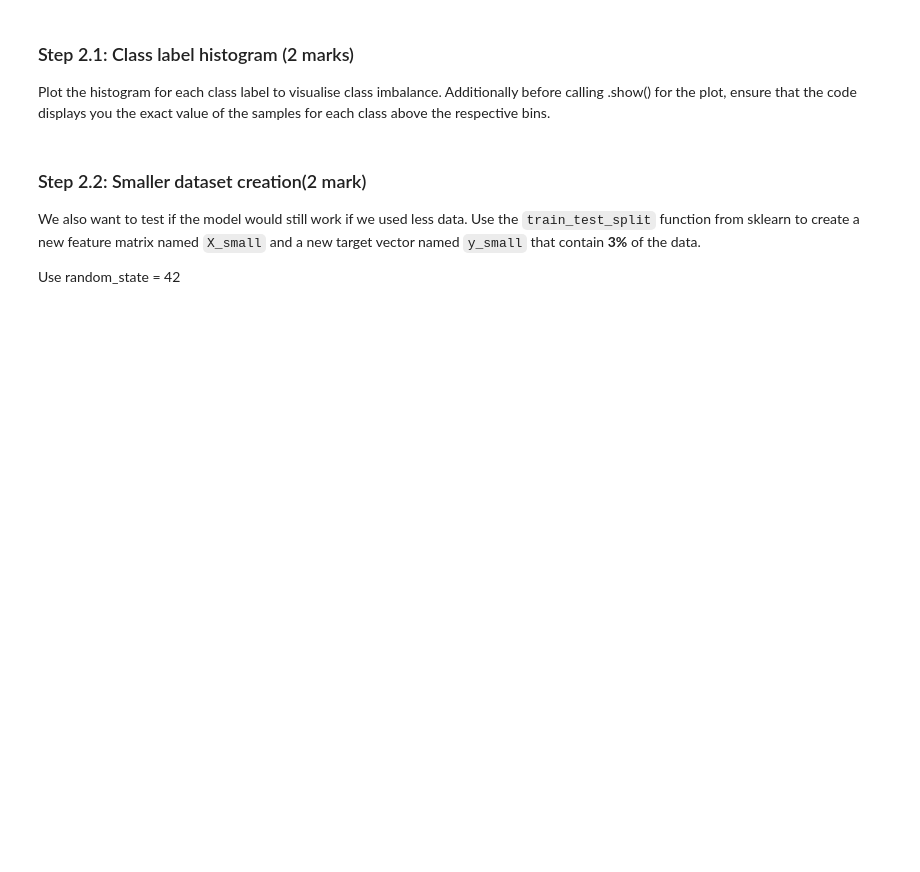
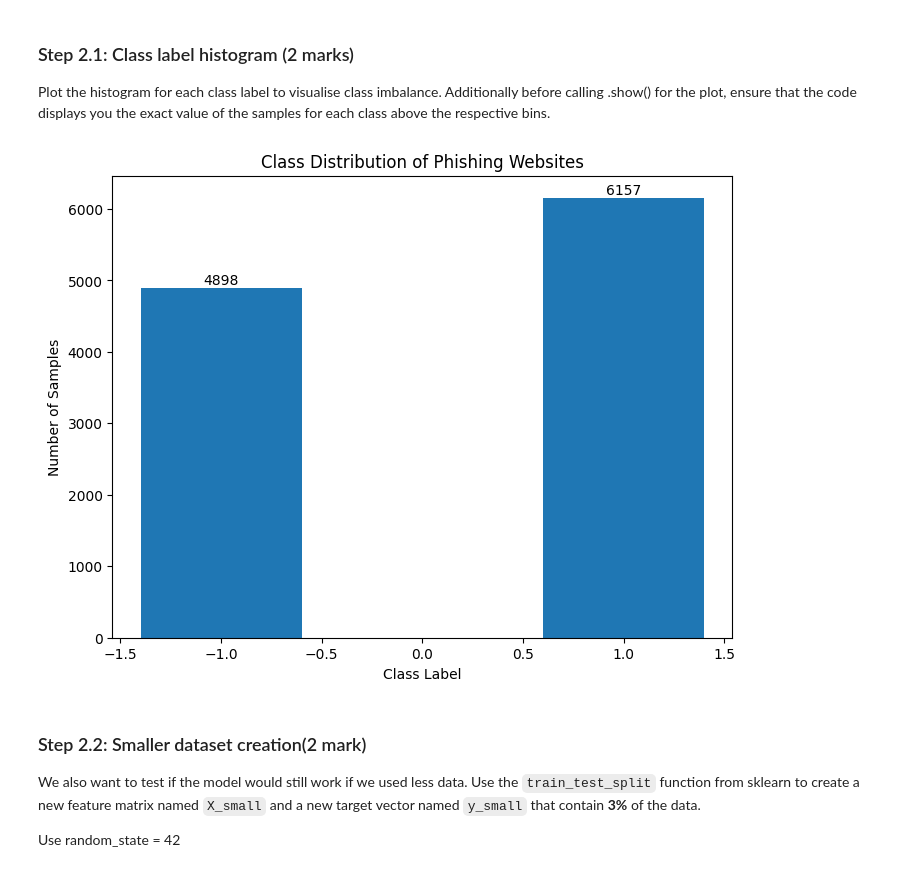
Before and after one commit to hnormanyo/engg680_2024_fall, a Jupyter notebook: Lab_Assignment3/Assignment3.ipynb, the cells around one changed output. Saved outputs shown, nothing was run; the diff lists cells and outputs as text; code cells hidden in the pictures; blank space fills up the shorter version.

```diff
--- a/Lab_Assignment3/Assignment3.ipynb
+++ b/Lab_Assignment3/Assignment3.ipynb
@@ -327,5 +482,10 @@ from ucimlrepo import fetch_ucirepo
 phishing_websites = fetch_ucirepo(id=327)
 
 # TO DO: data (as pandas dataframes) (1 mark)
+#Create a dataframe with the phishing_websites variable
+df = pd.DataFrame(data=phishing_websites.data.features, columns=phishing_websites.data.feature_names)
+df['target'] = phishing_websites.data.targets
 
 # TO DO: display sizes of X and y (1 mark)
+print("Shape of X (features):", df.drop('target', axis=1).shape)
+print("Shape of y (target):", df['target'].shape)
@@ -343,3 +515,26 @@ plt.show()
+# %%
+# TO DO: Check the class distribution of y (2 mark)
+# 'target' is the column with class labels in the dataframe so we will use that to get the distinct class labels
+class_counts = df['target'].value_counts()
+
+plt.figure(figsize=(8, 6))
+bars = plt.bar(class_counts.index, class_counts.values)
+plt.xlabel('Class Label')
+plt.ylabel('Number of Samples')
+plt.title('Class Distribution of Phishing Websites')
+
+
+
+# Display exact values for each bin in the histogram
+ # Add the exact value above each bar
+for bar in bars:
+  yval = bar.get_height()
+  plt.text(bar.get_x() + bar.get_width()/2, yval, int(yval), ha='center', va='bottom')
+
+
+plt.show()
+# %% [output]
+[figure, added]
 # %% [markdown]
 ### Step 2.2: Smaller dataset creation(2 mark)
 
```
Also changed, not shown: parts of 32 cells of this notebook.
